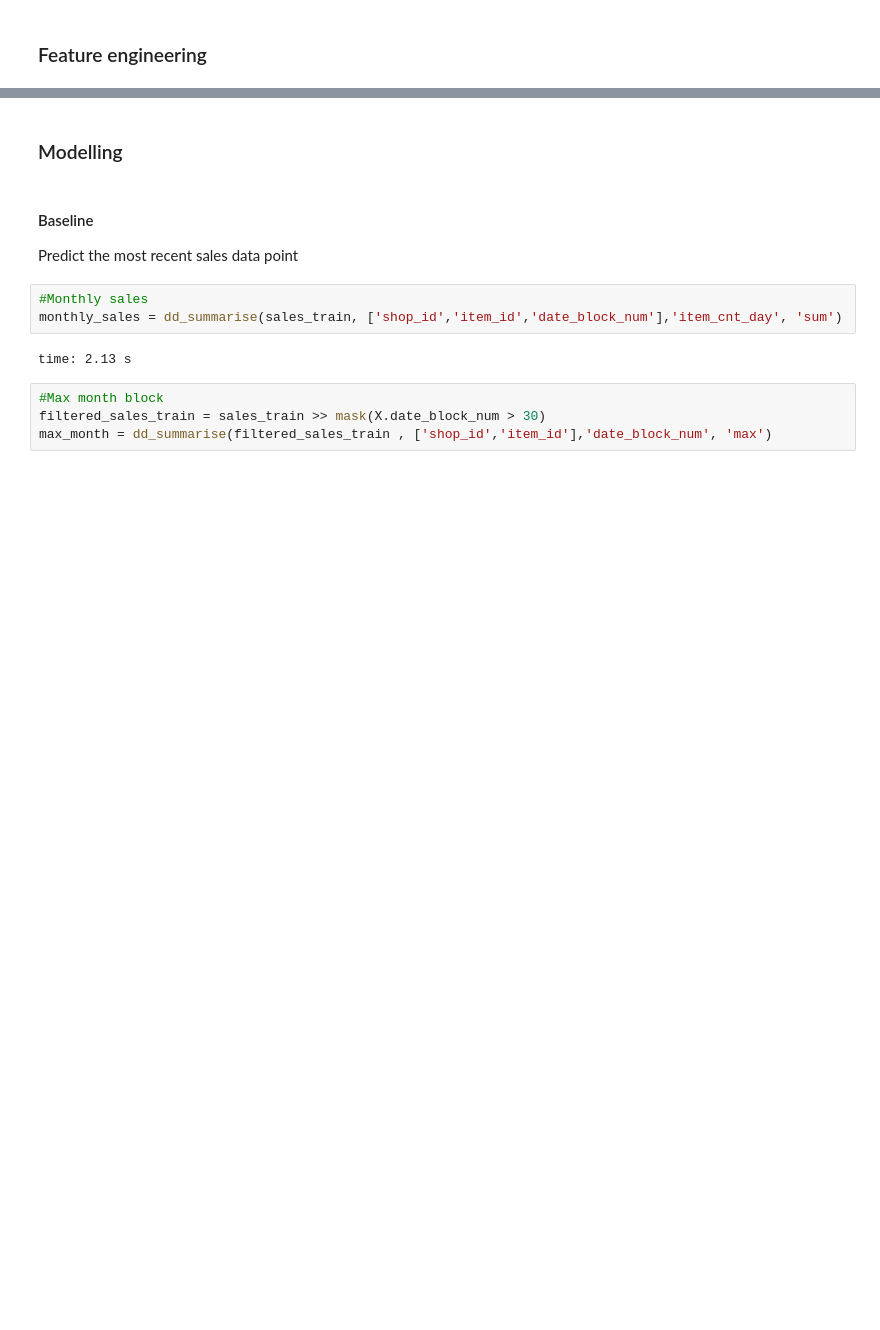
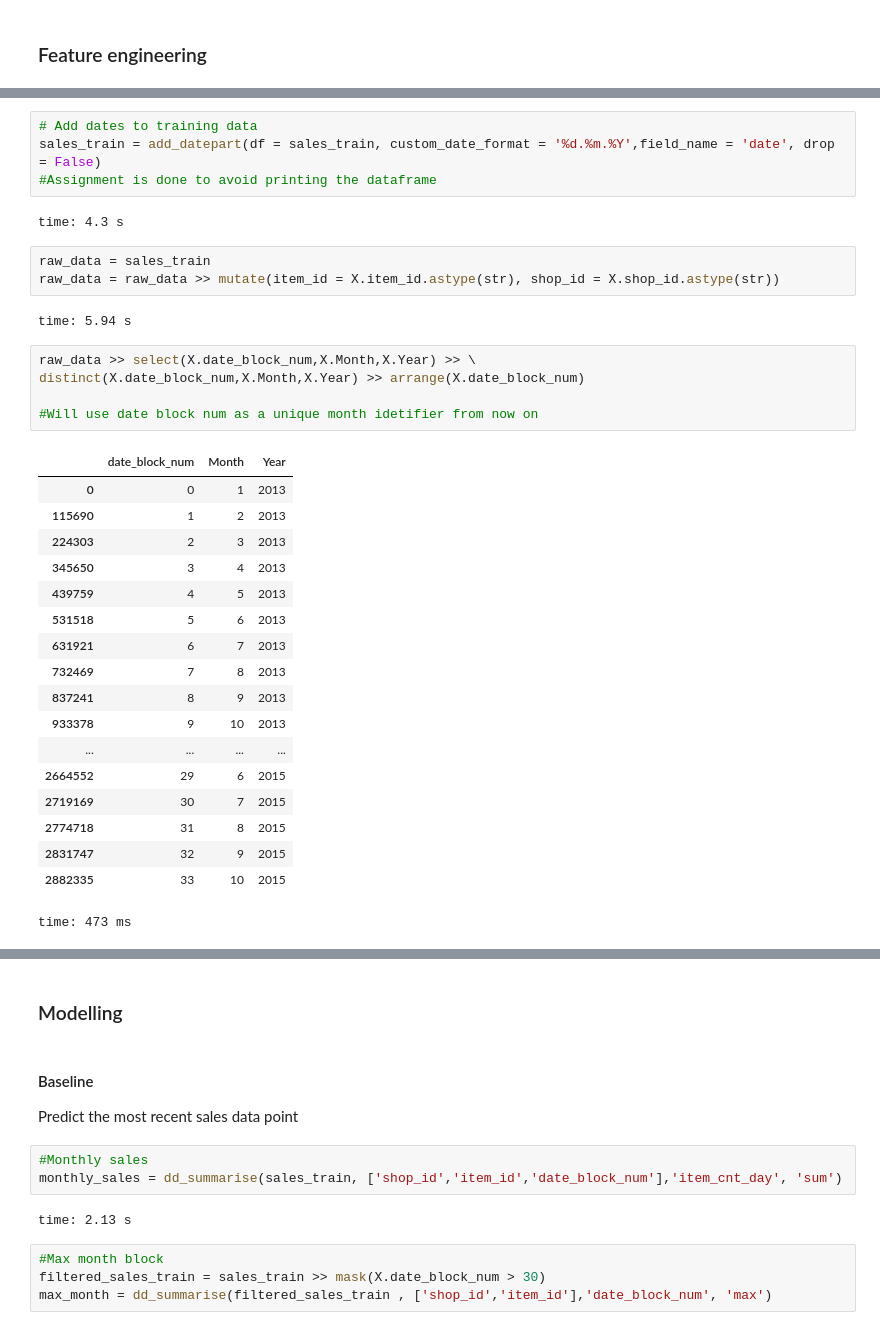
Before and after one commit to Archisman-Roy/Learning, a Jupyter notebook: kaggle/future_sales_prediction-v0.ipynb, the cells around one changed output, grey strips where cells are left out. Drawn from its saved outputs; the diff is of its cells as text; blank space fills up the shorter version.

```diff
--- a/kaggle/future_sales_prediction-v0.ipynb
+++ b/kaggle/future_sales_prediction-v0.ipynb
@@ -111,0 +197,35 @@ for k in sales_train.columns:
+# %%
+# Add dates to training data
+sales_train = add_datepart(df = sales_train, custom_date_format = '%d.%m.%Y',field_name = 'date', drop = False)
+#Assignment is done to avoid printing the dataframe
+# %% [output]
+time: 4.3 s
+# %%
+raw_data = sales_train
+raw_data = raw_data >> mutate(item_id = X.item_id.astype(str), shop_id = X.shop_id.astype(str))
+# %% [output]
+time: 5.94 s
+# %%
+raw_data >> select(X.date_block_num,X.Month,X.Year) >> \
+distinct(X.date_block_num,X.Month,X.Year) >> arrange(X.date_block_num)
+
+#Will use date block num as a unique month idetifier from now on
+# %% [output]
+|  | date_block_num | Month | Year |
+| 0 | 0 | 1 | 2013 |
+| 115690 | 1 | 2 | 2013 |
+| 224303 | 2 | 3 | 2013 |
+| 345650 | 3 | 4 | 2013 |
+| 439759 | 4 | 5 | 2013 |
+| 531518 | 5 | 6 | 2013 |
+| 631921 | 6 | 7 | 2013 |
+| 732469 | 7 | 8 | 2013 |
+| 837241 | 8 | 9 | 2013 |
+| 933378 | 9 | 10 | 2013 |
+| ... | ... | ... | ... |
+| 2664552 | 29 | 6 | 2015 |
+| 2719169 | 30 | 7 | 2015 |
+| 2774718 | 31 | 8 | 2015 |
+| 2831747 | 32 | 9 | 2015 |
+| 2882335 | 33 | 10 | 2015 |
+time: 473 ms
```
Also changed, not shown: parts of 34 cells of this notebook, 2 other files.
